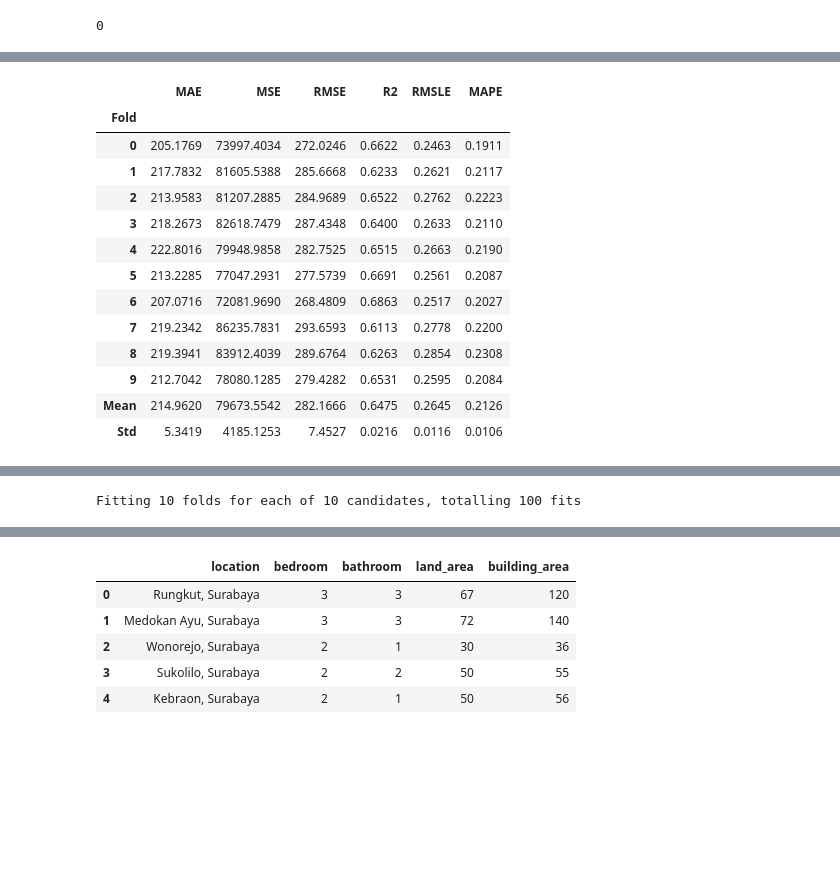
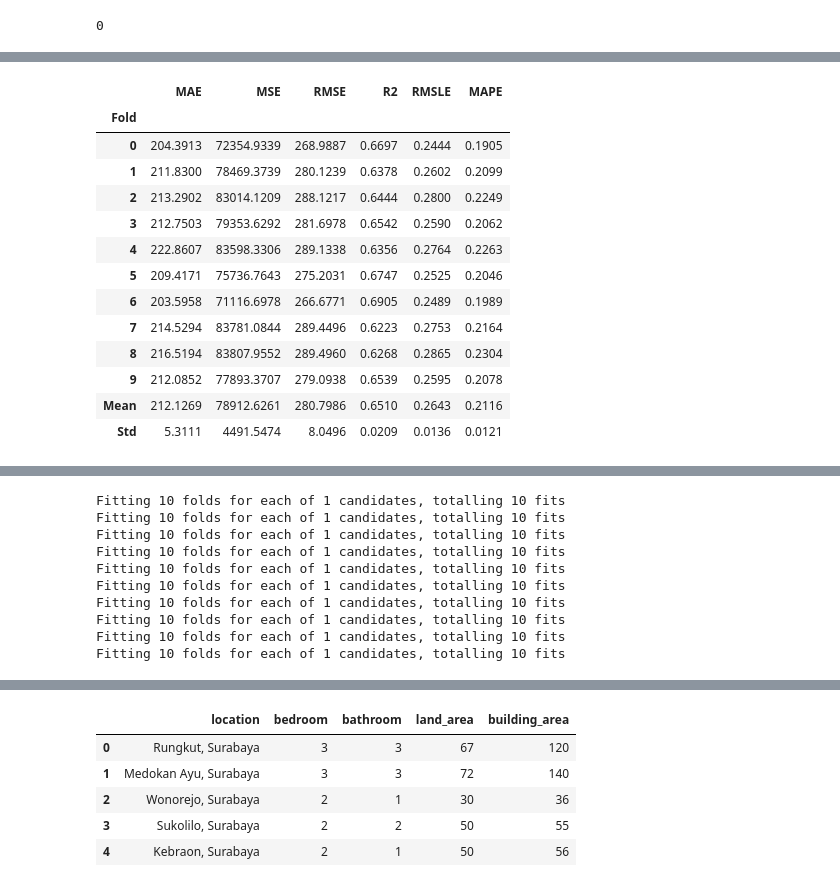
Before and after one commit to romzyalba/house_price_model, a Jupyter notebook: src/automl/house_price_rumah123.ipynb, the cells around one changed output, grey strips where cells are left out. Cells and saved outputs as stored; diff of their text form; code cells hidden in the pictures; blank space fills up the shorter version.

```diff
--- a/src/automl/house_price_rumah123.ipynb
+++ b/src/automl/house_price_rumah123.ipynb
@@ -90,26 +90,33 @@ best = compare_models()
 [interactive output not drawn]
 # %%
-
-# tuned_model = tune_model(best, search_library='scikit-optimize', search_algorithm='bayesian')
-tuned_model = tune_model(best)
+tuned_model = tune_model(best, search_library='scikit-optimize', search_algorithm='bayesian')
 # %% [output]
 [interactive output not drawn]
 |  | MAE | MSE | RMSE | R2 | RMSLE | MAPE |
 | Fold |  |  |  |  |  |  |
-| 0 | 205.1769 | 73997.4034 | 272.0246 | 0.6622 | 0.2463 | 0.1911 |
-| 1 | 217.7832 | 81605.5388 | 285.6668 | 0.6233 | 0.2621 | 0.2117 |
-| 2 | 213.9583 | 81207.2885 | 284.9689 | 0.6522 | 0.2762 | 0.2223 |
-| 3 | 218.2673 | 82618.7479 | 287.4348 | 0.6400 | 0.2633 | 0.2110 |
-| 4 | 222.8016 | 79948.9858 | 282.7525 | 0.6515 | 0.2663 | 0.2190 |
-| 5 | 213.2285 | 77047.2931 | 277.5739 | 0.6691 | 0.2561 | 0.2087 |
-| 6 | 207.0716 | 72081.9690 | 268.4809 | 0.6863 | 0.2517 | 0.2027 |
-| 7 | 219.2342 | 86235.7831 | 293.6593 | 0.6113 | 0.2778 | 0.2200 |
-| 8 | 219.3941 | 83912.4039 | 289.6764 | 0.6263 | 0.2854 | 0.2308 |
-| 9 | 212.7042 | 78080.1285 | 279.4282 | 0.6531 | 0.2595 | 0.2084 |
-| Mean | 214.9620 | 79673.5542 | 282.1666 | 0.6475 | 0.2645 | 0.2126 |
-| Std | 5.3419 | 4185.1253 | 7.4527 | 0.0216 | 0.0116 | 0.0106 |
+| 0 | 204.3913 | 72354.9339 | 268.9887 | 0.6697 | 0.2444 | 0.1905 |
+| 1 | 211.8300 | 78469.3739 | 280.1239 | 0.6378 | 0.2602 | 0.2099 |
+| 2 | 213.2902 | 83014.1209 | 288.1217 | 0.6444 | 0.2800 | 0.2249 |
+| 3 | 212.7503 | 79353.6292 | 281.6978 | 0.6542 | 0.2590 | 0.2062 |
+| 4 | 222.8607 | 83598.3306 | 289.1338 | 0.6356 | 0.2764 | 0.2263 |
+| 5 | 209.4171 | 75736.7643 | 275.2031 | 0.6747 | 0.2525 | 0.2046 |
+| 6 | 203.5958 | 71116.6978 | 266.6771 | 0.6905 | 0.2489 | 0.1989 |
+| 7 | 214.5294 | 83781.0844 | 289.4496 | 0.6223 | 0.2753 | 0.2164 |
+| 8 | 216.5194 | 83807.9552 | 289.4960 | 0.6268 | 0.2865 | 0.2304 |
+| 9 | 212.0852 | 77893.3707 | 279.0938 | 0.6539 | 0.2595 | 0.2078 |
+| Mean | 212.1269 | 78912.6261 | 280.7986 | 0.6510 | 0.2643 | 0.2116 |
+| Std | 5.3111 | 4491.5474 | 8.0496 | 0.0209 | 0.0136 | 0.0121 |
 [interactive output not drawn]
-Fitting 10 folds for each of 10 candidates, totalling 100 fits
+Fitting 10 folds for each of 1 candidates, totalling 10 fits
+Fitting 10 folds for each of 1 candidates, totalling 10 fits
+Fitting 10 folds for each of 1 candidates, totalling 10 fits
+Fitting 10 folds for each of 1 candidates, totalling 10 fits
+Fitting 10 folds for each of 1 candidates, totalling 10 fits
+Fitting 10 folds for each of 1 candidates, totalling 10 fits
+Fitting 10 folds for each of 1 candidates, totalling 10 fits
+Fitting 10 folds for each of 1 candidates, totalling 10 fits
+Fitting 10 folds for each of 1 candidates, totalling 10 fits
+Fitting 10 folds for each of 1 candidates, totalling 10 fits
 # %%
 holdout_pred = predict_model(tuned_model)
 # %% [output]
```
Also changed, not shown: parts of 4 cells of this notebook, 7 other files.
